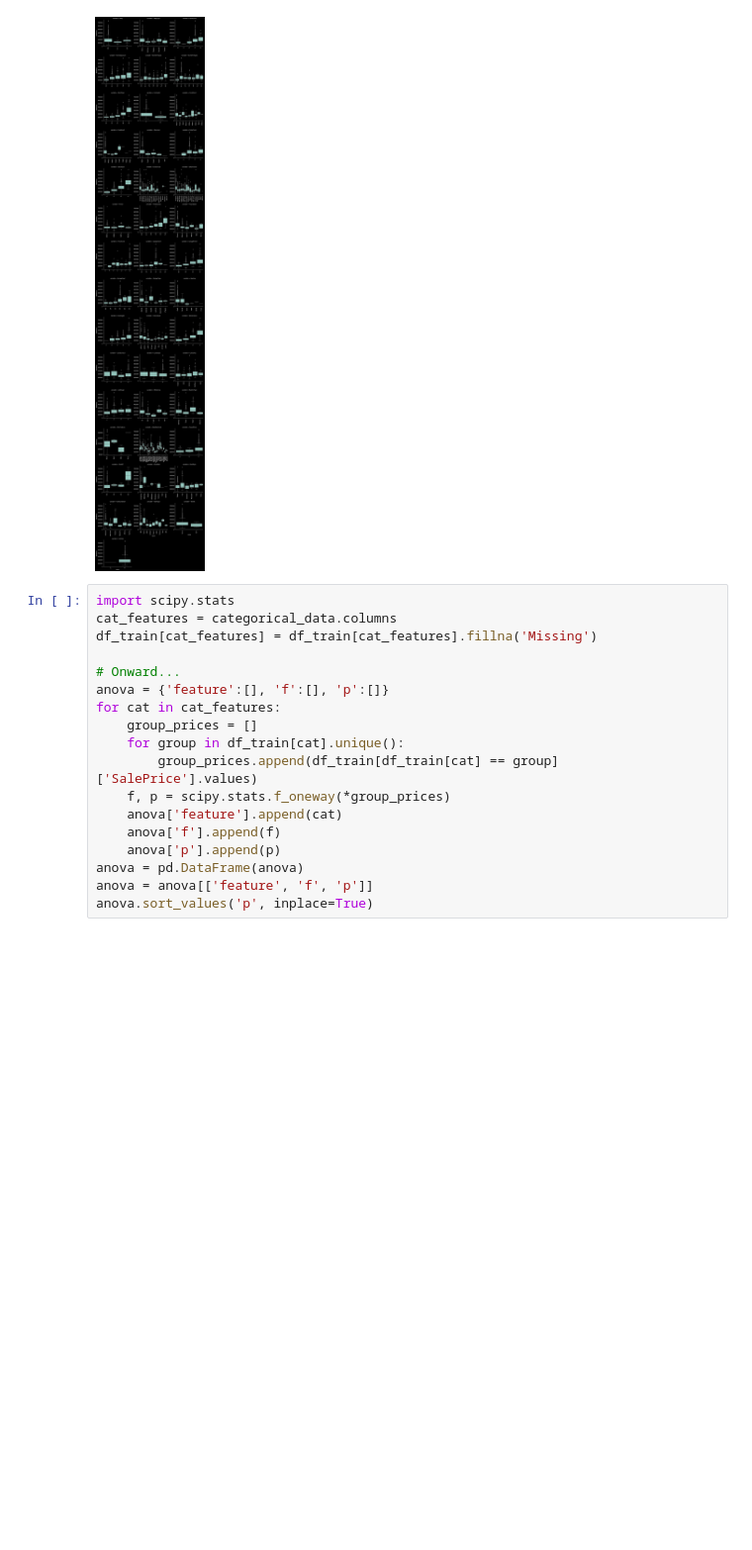
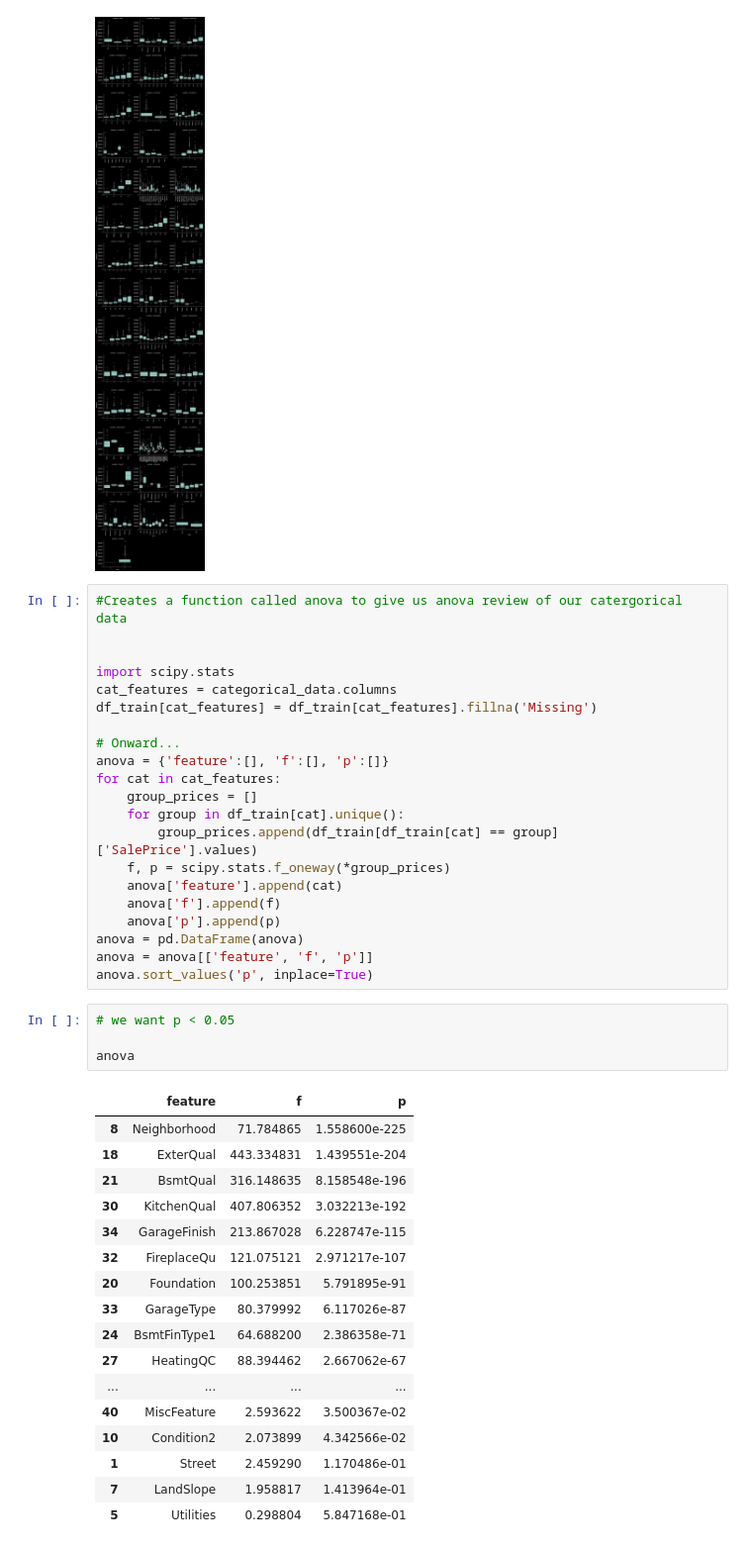
Before and after one commit to JPLAVALLEY/kaggle, a Jupyter notebook: House_Prices_Model_Development.ipynb, the cells around one changed output. Shown at 99% size. Saved outputs shown, nothing was run; the diff lists cells and outputs as text; blank space fills up the shorter version.

```diff
--- a/House_Prices_Model_Development.ipynb
+++ b/House_Prices_Model_Development.ipynb
@@ -302,6 +303,9 @@ plt.show()
 # %% [output]
 [figure]
 # %%
+#Creates a function called anova to give us anova review of our catergorical data
+
+
 import scipy.stats
 cat_features = categorical_data.columns
 df_train[cat_features] = df_train[cat_features].fillna('Missing')
@@ -319,3 +323,25 @@ for cat in cat_features:
 anova = pd.DataFrame(anova)
 anova = anova[['feature', 'f', 'p']]
 anova.sort_values('p', inplace=True)
+# %%
+# we want p < 0.05
+
+anova
+# %% [output]
+|  | feature | f | p |
+| 8 | Neighborhood | 71.784865 | 1.558600e-225 |
+| 18 | ExterQual | 443.334831 | 1.439551e-204 |
+| 21 | BsmtQual | 316.148635 | 8.158548e-196 |
+| 30 | KitchenQual | 407.806352 | 3.032213e-192 |
+| 34 | GarageFinish | 213.867028 | 6.228747e-115 |
+| 32 | FireplaceQu | 121.075121 | 2.971217e-107 |
+| 20 | Foundation | 100.253851 | 5.791895e-91 |
+| 33 | GarageType | 80.379992 | 6.117026e-87 |
+| 24 | BsmtFinType1 | 64.688200 | 2.386358e-71 |
+| 27 | HeatingQC | 88.394462 | 2.667062e-67 |
+| ... | ... | ... | ... |
+| 40 | MiscFeature | 2.593622 | 3.500367e-02 |
+| 10 | Condition2 | 2.073899 | 4.342566e-02 |
+| 1 | Street | 2.459290 | 1.170486e-01 |
+| 7 | LandSlope | 1.958817 | 1.413964e-01 |
+| 5 | Utilities | 0.298804 | 5.847168e-01 |
```
Also changed, not shown: parts of 2 cells of this notebook.
